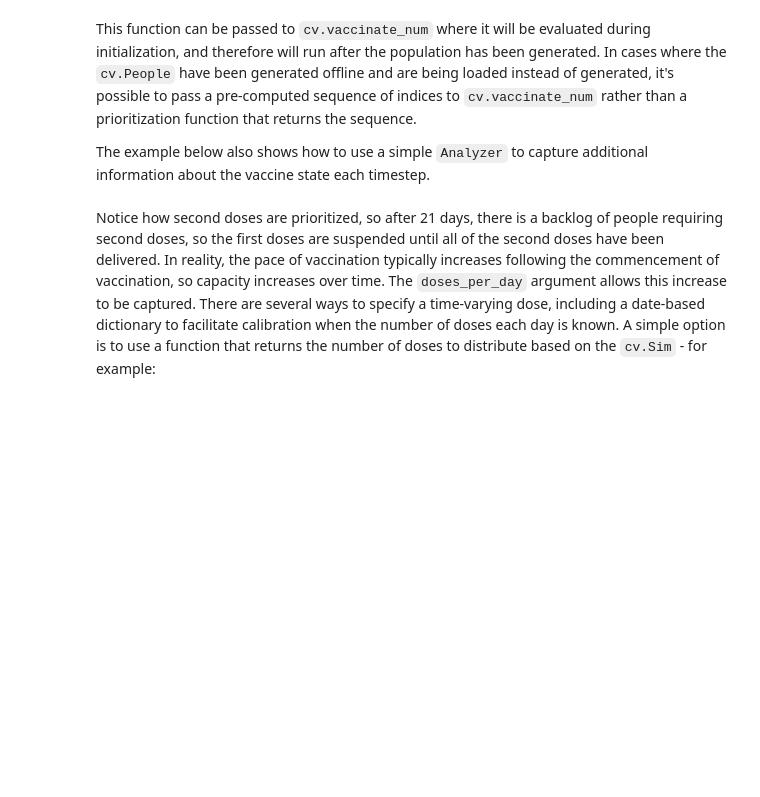
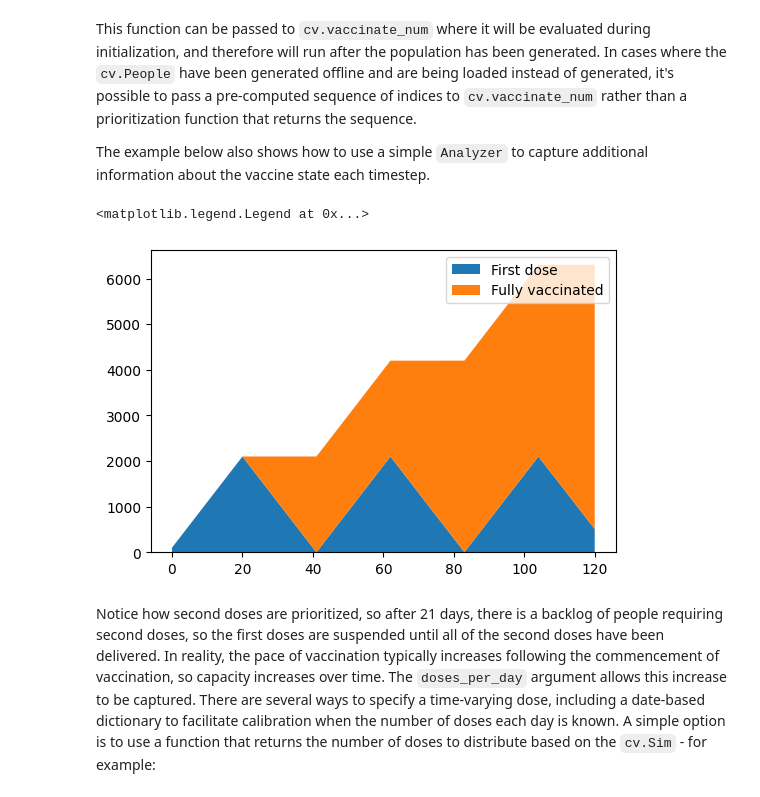
Before and after one commit to InstituteforDiseaseModeling/covasim, a Jupyter notebook: docs/tutorials/tut_immunity.ipynb, the cells around one changed output. Saved outputs shown, nothing was run; the diff lists cells and outputs as text; code cells hidden in the pictures; blank space fills up the shorter version.

```diff
--- a/docs/tutorials/tut_immunity.ipynb
+++ b/docs/tutorials/tut_immunity.ipynb
@@ -98,25 +102,27 @@ The example below also shows how to use a simple `Analyzer` to capture additiona
 # %%
 # Record the number of doses each person has recieved each day so
 # that we can plot the rollout in this example. Without a custom
 # analyzer, only the total number of doses will be recorded
 n_doses = []
 
 # Define sequence based vaccination
 pfizer = cv.vaccinate_num(vaccine='pfizer', sequence=prioritize_by_age, num_doses=100)
 sim = cv.Sim(
-    use_waning=True,
     pars=pars,
     interventions=pfizer,
     analyzers=lambda sim: n_doses.append(sim.people.vaccinations.copy())
 )
 sim.run()
 
 pl.figure()
 n_doses = np.array(n_doses)
 fully_vaccinated = (n_doses == 2).sum(axis=1)
 first_dose = (n_doses == 1).sum(axis=1)
 pl.stackplot(sim.tvec, first_dose, fully_vaccinated)
 pl.legend(['First dose','Fully vaccinated'])
+# %% [output]
+<matplotlib.legend.Legend at 0x...>
+[figure, added]
 # %% [markdown]
 Notice how second doses are prioritized, so after 21 days, there is a backlog of people requiring second doses, so the first doses are suspended until all of the second doses have been delivered. In reality, the pace of vaccination typically increases following the commencement of vaccination, so capacity increases over time. The `doses_per_day` argument allows this increase to be captured. There are several ways to specify a time-varying dose, including a date-based dictionary to facilitate calibration when the number of doses each day is known. A simple option is to use a function that returns the number of doses to distribute based on the `cv.Sim` - for example:
 # %%
```
Also changed, not shown: parts of 5 cells of this notebook.
